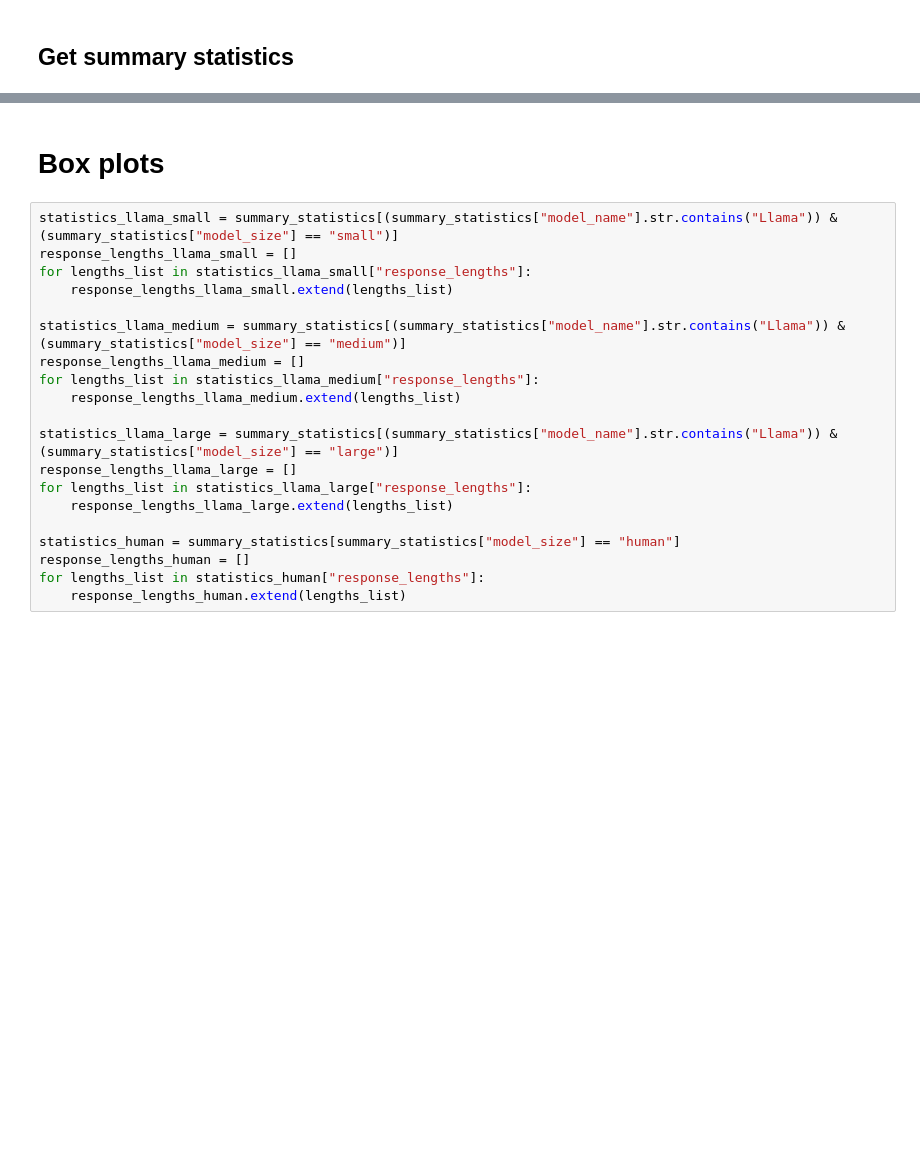
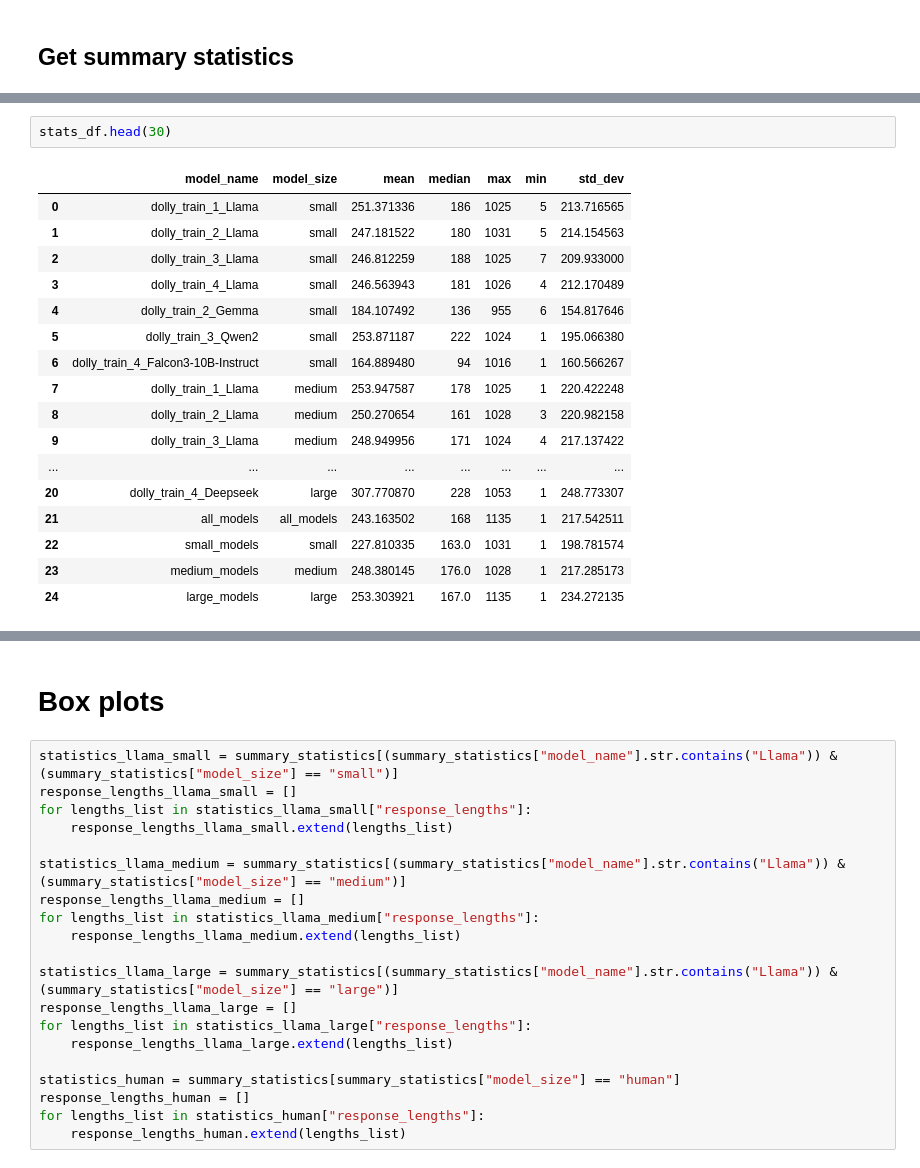
Before and after one commit to maxschaffelder/synthetic_data_diversity, a Jupyter notebook: data_analysis/response_length.ipynb, the cells around one changed output, grey strips where cells are left out. Cells and saved outputs as stored; diff of their text form; blank space fills up the shorter version.

```diff
--- a/data_analysis/response_length.ipynb
+++ b/data_analysis/response_length.ipynb
@@ -219,3 +240,23 @@ plt.show()
+# %%
+stats_df.head(30)
+# %% [output]
+|  | model_name | model_size | mean | median | max | min | std_dev |
+| 0 | dolly_train_1_Llama | small | 251.371336 | 186 | 1025 | 5 | 213.716565 |
+| 1 | dolly_train_2_Llama | small | 247.181522 | 180 | 1031 | 5 | 214.154563 |
+| 2 | dolly_train_3_Llama | small | 246.812259 | 188 | 1025 | 7 | 209.933000 |
+| 3 | dolly_train_4_Llama | small | 246.563943 | 181 | 1026 | 4 | 212.170489 |
+| 4 | dolly_train_2_Gemma | small | 184.107492 | 136 | 955 | 6 | 154.817646 |
+| 5 | dolly_train_3_Qwen2 | small | 253.871187 | 222 | 1024 | 1 | 195.066380 |
+| 6 | dolly_train_4_Falcon3-10B-Instruct | small | 164.889480 | 94 | 1016 | 1 | 160.566267 |
+| 7 | dolly_train_1_Llama | medium | 253.947587 | 178 | 1025 | 1 | 220.422248 |
+| 8 | dolly_train_2_Llama | medium | 250.270654 | 161 | 1028 | 3 | 220.982158 |
+| 9 | dolly_train_3_Llama | medium | 248.949956 | 171 | 1024 | 4 | 217.137422 |
+| ... | ... | ... | ... | ... | ... | ... | ... |
+| 20 | dolly_train_4_Deepseek | large | 307.770870 | 228 | 1053 | 1 | 248.773307 |
+| 21 | all_models | all_models | 243.163502 | 168 | 1135 | 1 | 217.542511 |
+| 22 | small_models | small | 227.810335 | 163.0 | 1031 | 1 | 198.781574 |
+| 23 | medium_models | medium | 248.380145 | 176.0 | 1028 | 1 | 217.285173 |
+| 24 | large_models | large | 253.303921 | 167.0 | 1135 | 1 | 234.272135 |
 # %%
 for idx, path in enumerate(human_paths):
     response_lengths = []
```
Also changed, not shown: parts of 7 cells of this notebook.
